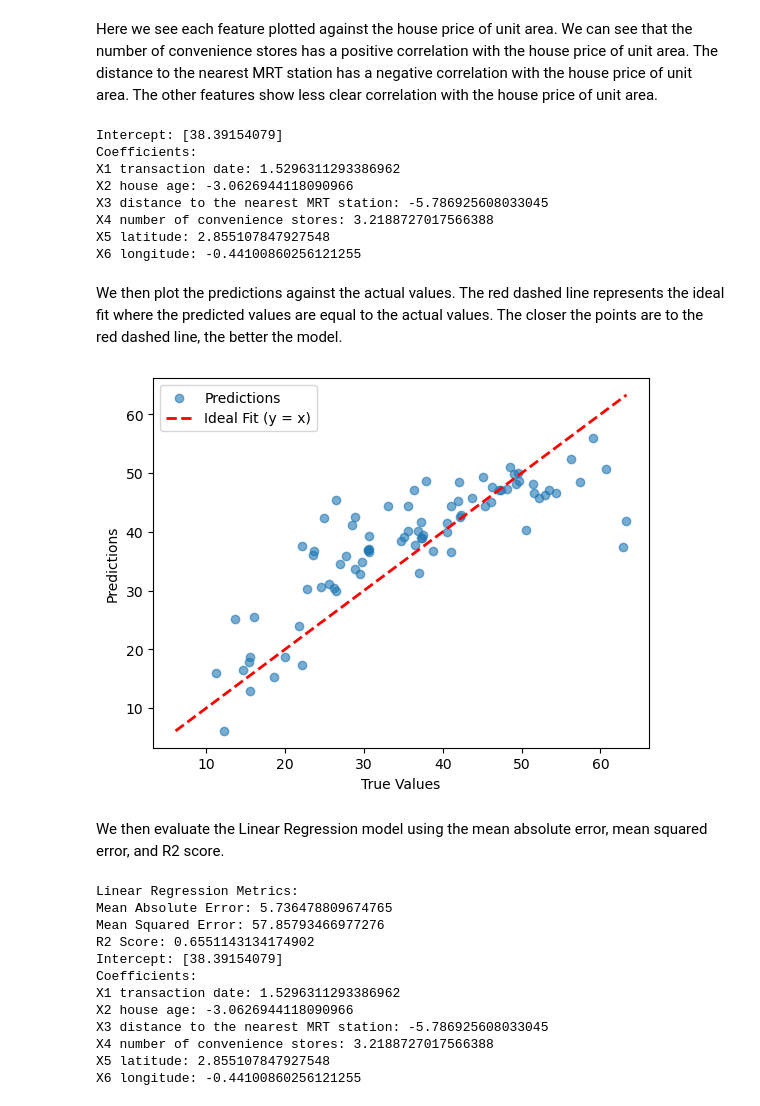
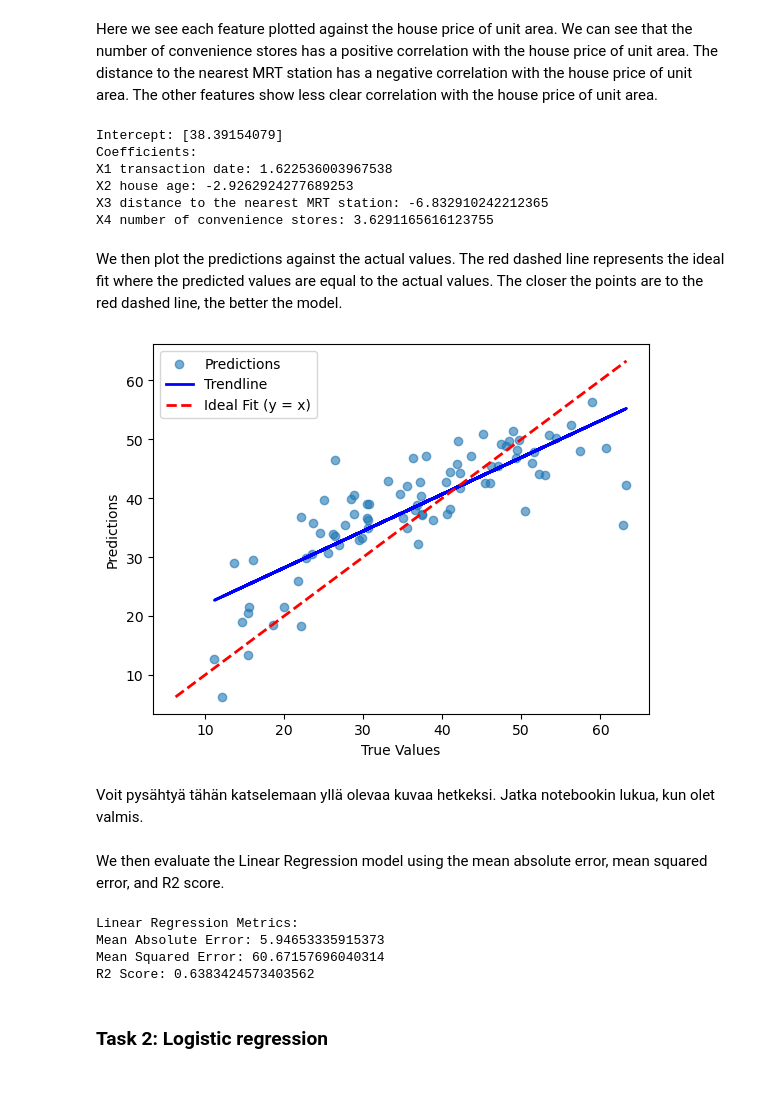
Before and after one commit to Tatusaily/DataML, a Jupyter notebook: Ryhmis4_LinearLogisticRegressionAssignment.ipynb, the cells around one changed output. Saved outputs shown, nothing was run; the diff lists cells and outputs as text; code cells hidden in the pictures.

```diff
--- a/Ryhmis4_LinearLogisticRegressionAssignment.ipynb
+++ b/Ryhmis4_LinearLogisticRegressionAssignment.ipynb
@@ -32,3 +48,7 @@ X_test_scaled = StandardScaler().fit_transform(X_test)
+# %%
+# Remove coordinates
+X_train_scaled = np.delete(X_train_scaled, [4, 5], axis=1)
+X_test_scaled = np.delete(X_test_scaled, [4, 5], axis=1)
 # %% [markdown]
 Here we train a Linear Regression model from the training data.
 # %%
@@ -60,47 +84,50 @@ plt.show()
 Here we see each feature plotted against the house price of unit area. We can see that the number of convenience stores has a positive correlation with the house price of unit area. The distance to the nearest MRT station has a negative correlation with the house price of unit area. The other features show less clear correlation with the house price of unit area.
 # %%
 b0 = model.intercept_
-b1, b2, b3, b4, b5, b6 = model.coef_[0]
+b1, b2, b3, b4= model.coef_[0]
 print("Intercept:", b0)
 print("Coefficients:")
 print("X1 transaction date:", b1)
 print("X2 house age:", b2)
 print("X3 distance to the nearest MRT station:", b3)
 print("X4 number of convenience stores:", b4)
-print("X5 latitude:", b5)
-print("X6 longitude:", b6)
 # %% [output]
 Intercept: [38.39154079]
 Coefficients:
-X1 transaction date: 1.5296311293386962
-X2 house age: -3.0626944118090966
-X3 distance to the nearest MRT station: -5.786925608033045
-X4 number of convenience stores: 3.2188727017566388
-X5 latitude: 2.855107847927548
-X6 longitude: -0.44100860256121255
+X1 transaction date: 1.622536003967538
+X2 house age: -2.9262924277689253
+X3 distance to the nearest MRT station: -6.832910242212365
+X4 number of convenience stores: 3.6291165616123755
 # %% [markdown]
 We then plot the predictions against the actual values. The red dashed line represents the ideal fit where the predicted values are equal to the actual values. The closer the points are to the red dashed line, the better the model.
 # %%
 # Convert y_test to a NumPy array if it's a Pandas DataFrame
 y_test_array = y_test.to_numpy().flatten()
 y_pred_array = y_pred.flatten()  # Ensure it's a 1D NumPy array
 
 # Scatter plot of predictions vs actual values
 plt.scatter(y_test_array, y_pred_array, label='Predictions', alpha=0.6)
 plt.xlabel('True Values')
 plt.ylabel('Predictions')
 
-# Add a trendline (y = x line for perfect prediction)
+# Add a trendline (linear regression line)
+coefficients = np.polyfit(y_test_array, y_pred_array, 1)
+poly = np.poly1d(coefficients)
+trendline = poly(y_test_array)
+
+plt.plot(y_test_array, trendline, color='blue', linestyle='-', linewidth=2, label="Trendline")
+
+# Add a y=x line for perfect prediction
 min_val = min(y_test_array.min(), y_pred_array.min())
 max_val = max(y_test_array.max(), y_pred_array.max())
-
-# Plot the y=x trendline
 plt.plot([min_val, max_val], [min_val, max_val], color='red', linestyle='dashed', linewidth=2, label="Ideal Fit (y = x)")
 
 plt.legend()
 plt.show()
 # %% [output]
-[figure, old version]
+[figure, new version]
+# %% [markdown]
+Voit pysähtyä tähän katselemaan yllä olevaa kuvaa hetkeksi. Jatka notebookin lukua, kun olet valmis.
 # %% [markdown]
 We then evaluate the Linear Regression model using the mean absolute error, mean squared error, and R2 score.
 # %%
@@ -111,14 +138,8 @@ print('Mean Squared Error:', mean_squared_error(y_test, y_pred))
 print('R2 Score:', r2_score(y_test, y_pred))
 # %% [output]
 Linear Regression Metrics:
-Mean Absolute Error: 5.736478809674765
-Mean Squared Error: 57.85793466977276
-R2 Score: 0.6551143134174902
-Intercept: [38.39154079]
-Coefficients:
-X1 transaction date: 1.5296311293386962
-X2 house age: -3.0626944118090966
-X3 distance to the nearest MRT station: -5.786925608033045
-X4 number of convenience stores: 3.2188727017566388
-X5 latitude: 2.855107847927548
-X6 longitude: -0.44100860256121255
+Mean Absolute Error: 5.94653335915373
+Mean Squared Error: 60.67157696040314
+R2 Score: 0.6383424573403562
+# %% [markdown]
+### Task 2: Logistic regression
```
Also changed, not shown: parts of 5 cells of this notebook.
